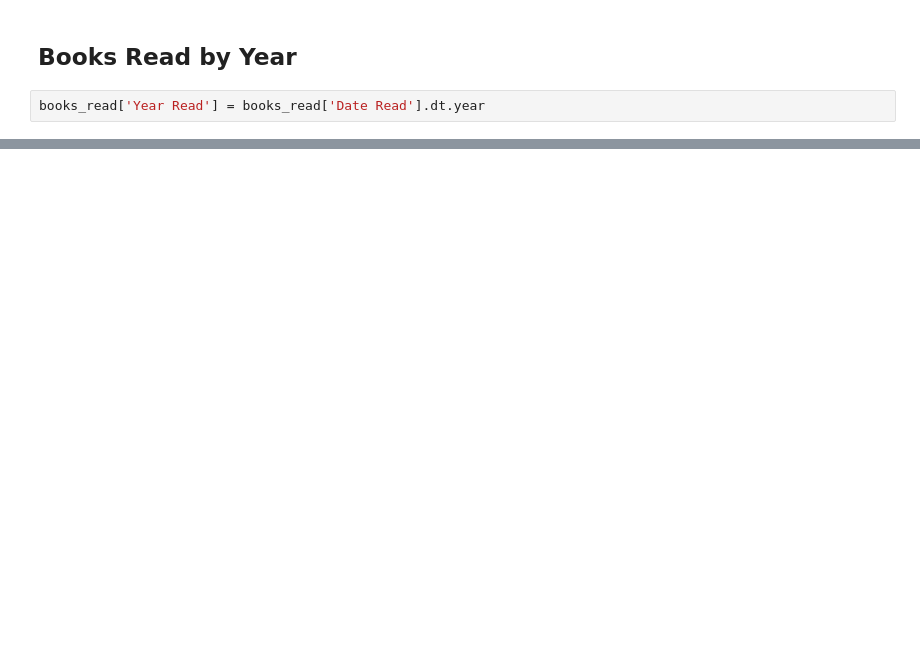
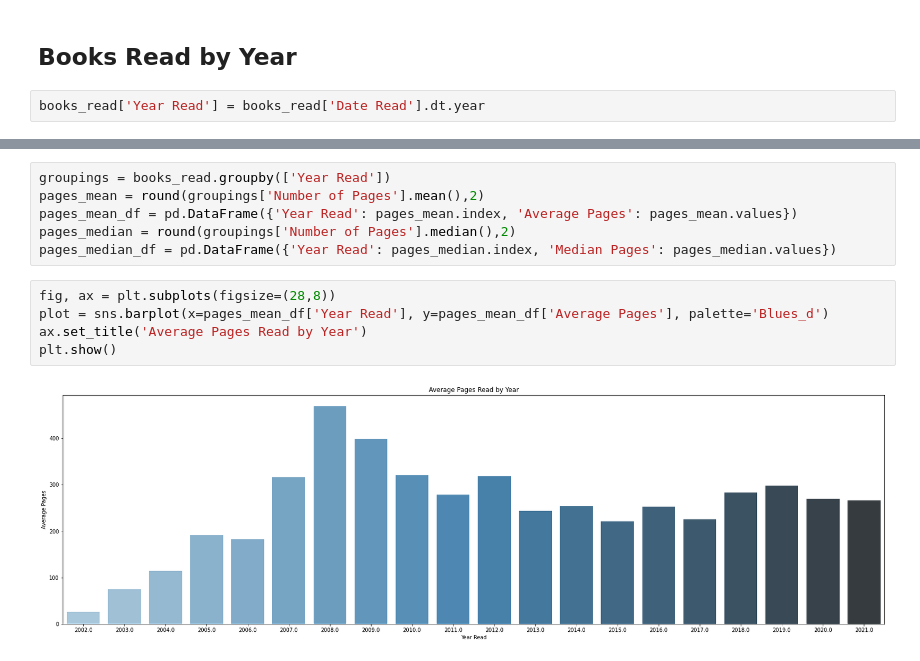
Before and after one commit to ccmilne/GoodReads_Parser, a Jupyter notebook: GoodReads_Analysis.ipynb, the cells around one changed output, grey strips where cells are left out. Saved outputs shown, nothing was run; the diff lists cells and outputs as text; blank space fills up the shorter version.

```diff
--- a/GoodReads_Analysis.ipynb
+++ b/GoodReads_Analysis.ipynb
@@ -530,0 +545,13 @@ plt.show()
+# %%
+groupings = books_read.groupby(['Year Read'])
+pages_mean = round(groupings['Number of Pages'].mean(),2)
+pages_mean_df = pd.DataFrame({'Year Read': pages_mean.index, 'Average Pages': pages_mean.values})
+pages_median = round(groupings['Number of Pages'].median(),2)
+pages_median_df = pd.DataFrame({'Year Read': pages_median.index, 'Median Pages': pages_median.values})
+# %%
+fig, ax = plt.subplots(figsize=(28,8))
+plot = sns.barplot(x=pages_mean_df['Year Read'], y=pages_mean_df['Average Pages'], palette='Blues_d')
+ax.set_title('Average Pages Read by Year')
+plt.show()
+# %% [output]
+[figure, added]
```
Also changed, not shown: parts of 28 cells of this notebook.
